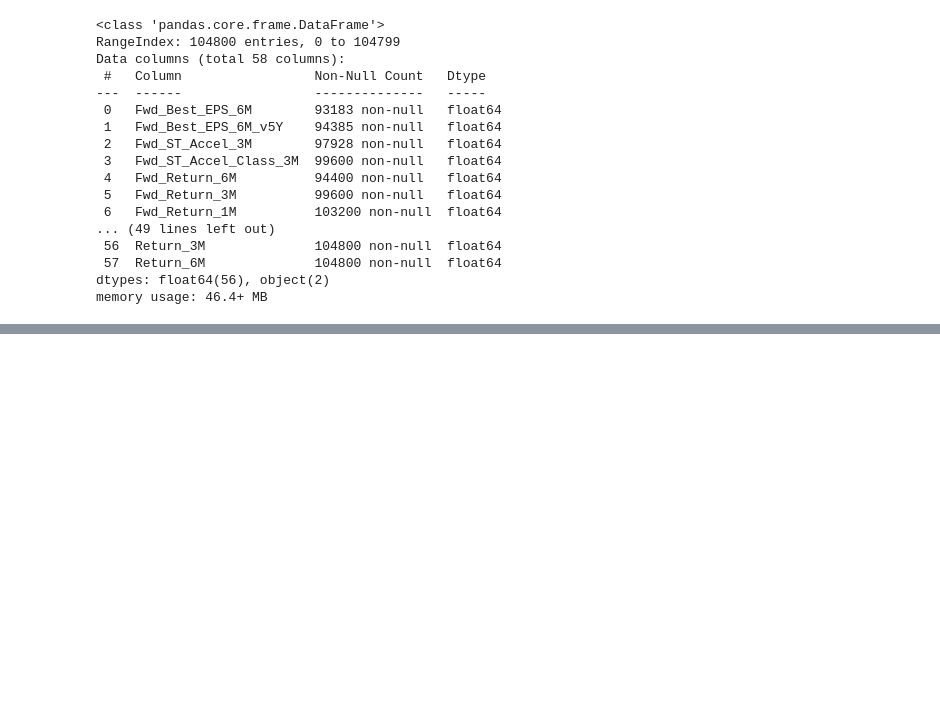
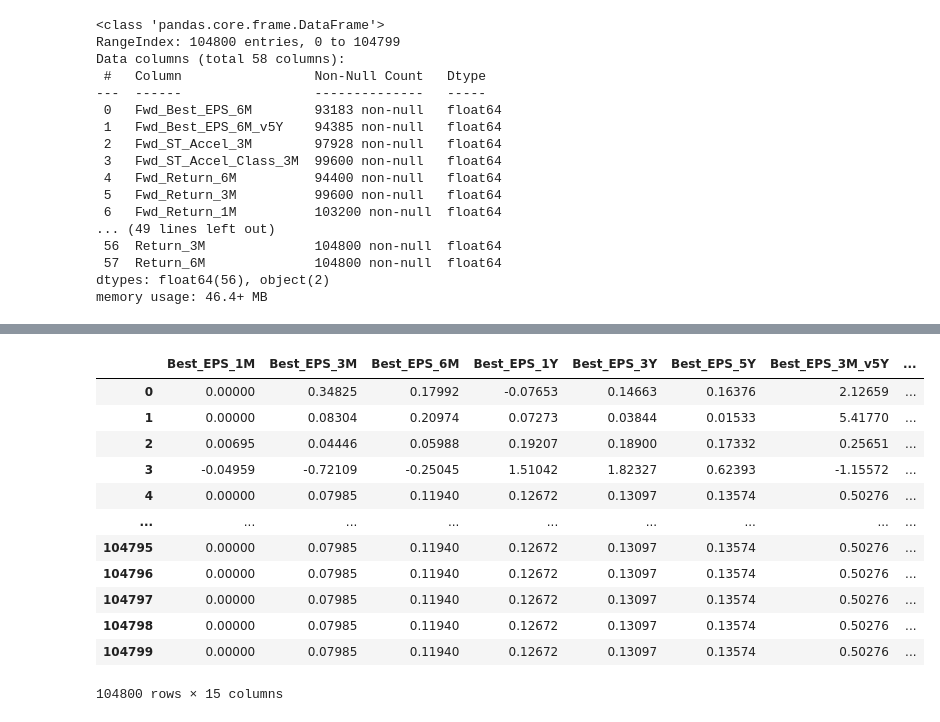
Before and after one commit to JosephWoodall/ML1_Project, a Jupyter notebook: ML1.ipynb, the cells around one changed output, grey strips where cells are left out. Drawn from its saved outputs; the diff is of its cells as text; code cells hidden in the pictures; blank space fills up the shorter version.

```diff
--- a/ML1.ipynb
+++ b/ML1.ipynb
@@ -427,0 +403,32 @@ memory usage: 46.2+ MB
+# %%
+# replace N/A values in EPS growth variables with median values
+df_growth[['Best_EPS_1M']] = df_growth[['Best_EPS_1M']].fillna(df_growth[['Best_EPS_1M']].median())
+df_growth[['Best_EPS_3M']] = df_growth[['Best_EPS_3M']].fillna(df_growth[['Best_EPS_3M']].median())
+df_growth[['Best_EPS_6M']] = df_growth[['Best_EPS_6M']].fillna(df_growth[['Best_EPS_6M']].median())
+df_growth[['Best_EPS_1Y']] = df_growth[['Best_EPS_1Y']].fillna(df_growth[['Best_EPS_1Y']].median())
+df_growth[['Best_EPS_3Y']] = df_growth[['Best_EPS_3Y']].fillna(df_growth[['Best_EPS_3Y']].median())
+df_growth[['Best_EPS_5Y']] = df_growth[['Best_EPS_5Y']].fillna(df_growth[['Best_EPS_5Y']].median())
+df_growth[['Best_EPS_3M_v5Y']] = df_growth[['Best_EPS_3M_v5Y']].fillna(df_growth[['Best_EPS_3M_v5Y']].median())
+df_growth[['Best_EPS_6M_v5Y']] = df_growth[['Best_EPS_6M_v5Y']].fillna(df_growth[['Best_EPS_6M_v5Y']].median())
+df_growth[['Best_EPS_1Y_v5Y']] = df_growth[['Best_EPS_1Y_v5Y']].fillna(df_growth[['Best_EPS_1Y_v5Y']].median())
+df_growth[['Best_EPS_3Y_v5Y']] = df_growth[['Best_EPS_3Y_v5Y']].fillna(df_growth[['Best_EPS_3Y_v5Y']].median())
+df_growth[['Best_EPS_3M_Rank']] = df_growth[['Best_EPS_3M_Rank']].fillna(df_growth[['Best_EPS_3M_Rank']].median())
+df_growth[['Best_EPS_6M_Rank']] = df_growth[['Best_EPS_6M_Rank']].fillna(df_growth[['Best_EPS_6M_Rank']].median())
+df_growth[['Best_EPS_1Y_Rank']] = df_growth[['Best_EPS_1Y_Rank']].fillna(df_growth[['Best_EPS_1Y_Rank']].median())
+df_growth[['ST_Accel']] = df_growth[['ST_Accel']].fillna(df_growth[['ST_Accel']].median())
+df_growth[['ST_Accel_Class']] = df_growth[['ST_Accel_Class']].fillna(0)
+df_growth
+# %% [output]
+|  | Best_EPS_1M | Best_EPS_3M | Best_EPS_6M | Best_EPS_1Y | Best_EPS_3Y | Best_EPS_5Y | Best_EPS_3M_v5Y | ... |
+| 0 | 0.00000 | 0.34825 | 0.17992 | -0.07653 | 0.14663 | 0.16376 | 2.12659 | ... |
+| 1 | 0.00000 | 0.08304 | 0.20974 | 0.07273 | 0.03844 | 0.01533 | 5.41770 | ... |
+| 2 | 0.00695 | 0.04446 | 0.05988 | 0.19207 | 0.18900 | 0.17332 | 0.25651 | ... |
+| 3 | -0.04959 | -0.72109 | -0.25045 | 1.51042 | 1.82327 | 0.62393 | -1.15572 | ... |
+| 4 | 0.00000 | 0.07985 | 0.11940 | 0.12672 | 0.13097 | 0.13574 | 0.50276 | ... |
+| ... | ... | ... | ... | ... | ... | ... | ... | ... |
+| 104795 | 0.00000 | 0.07985 | 0.11940 | 0.12672 | 0.13097 | 0.13574 | 0.50276 | ... |
+| 104796 | 0.00000 | 0.07985 | 0.11940 | 0.12672 | 0.13097 | 0.13574 | 0.50276 | ... |
+| 104797 | 0.00000 | 0.07985 | 0.11940 | 0.12672 | 0.13097 | 0.13574 | 0.50276 | ... |
+| 104798 | 0.00000 | 0.07985 | 0.11940 | 0.12672 | 0.13097 | 0.13574 | 0.50276 | ... |
+| 104799 | 0.00000 | 0.07985 | 0.11940 | 0.12672 | 0.13097 | 0.13574 | 0.50276 | ... |
+104800 rows × 15 columns
```
Also changed, not shown: parts of 23 cells of this notebook.
